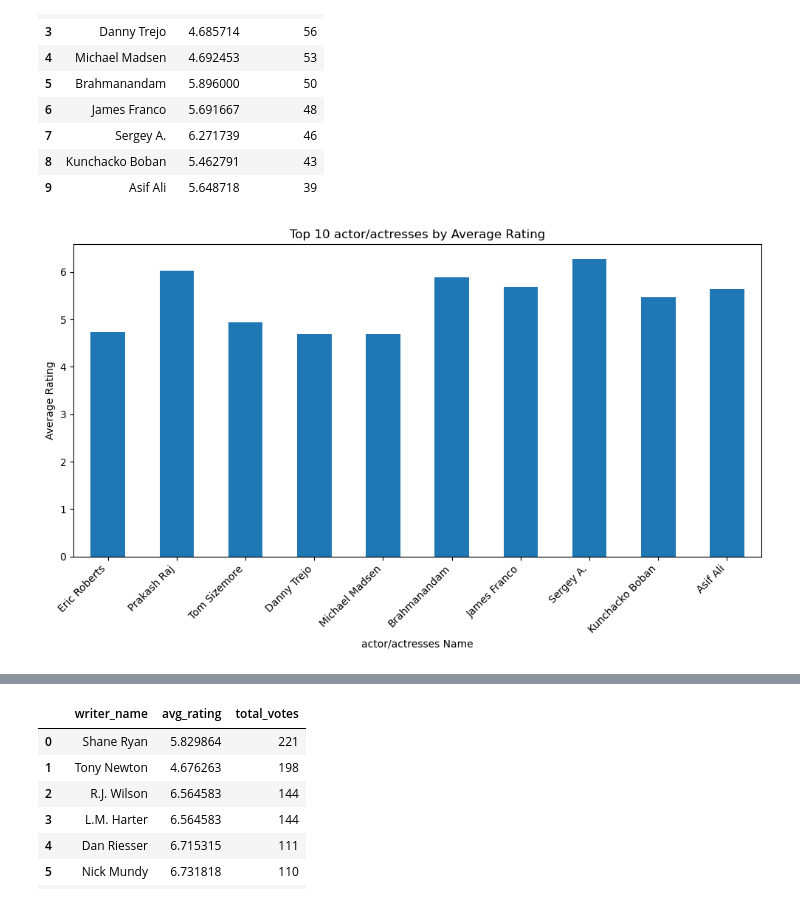
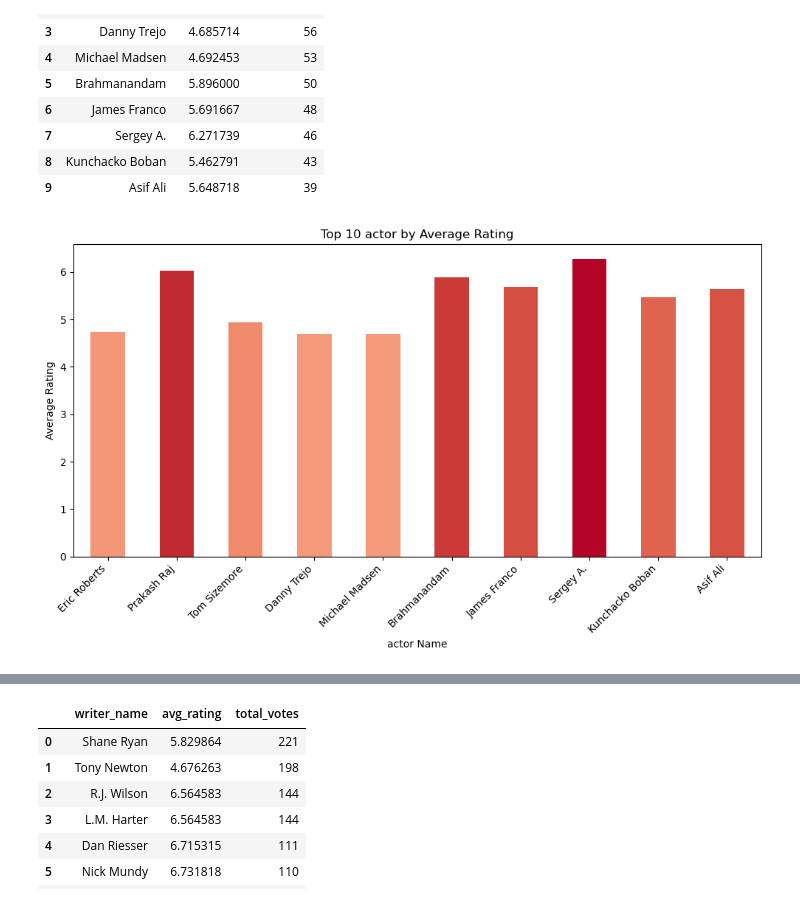
Before and after one commit to Alanmuchiri/Group7---Phase-2, a Jupyter notebook: film_performance.ipynb, the cells around one changed output, grey strips where cells are left out. Cells and saved outputs as stored; diff of their text form; code cells hidden in the pictures.

```diff
--- a/film_performance.ipynb
+++ b/film_performance.ipynb
@@ -901,7 +924,7 @@ JOIN
 JOIN
     movie_ratings r ON mb.movie_id = r.movie_id
 WHERE
-    pr.category IN ('actor', 'actress')
+    pr.category IN ('actor')
 GROUP BY
     p.person_id, p.primary_name
 ORDER BY
@@ -925,20 +948,21 @@ ac_df
 # %%
 
 # Create the bar plot
-ax = ac_df.plot(x='actor_name', y='avg_rating', kind='bar', figsize=(10, 6), legend=False)
+colours = plt.cm.coolwarm(ac_df['avg_rating']/ac_df['avg_rating'].max())
+ax = ac_df.plot(x='actor_name', y='avg_rating', kind='bar', figsize=(10, 6), legend=False,color=colours)
 
 # Add title and labels
-plt.title('Top 10 actor/actresses by Average Rating')
-plt.xlabel('actor/actresses Name')
+plt.title('Top 10 actor by Average Rating')
+plt.xlabel('actor Name')
 plt.ylabel('Average Rating')
 
 # Rotate x-axis labels for better readability
 plt.xticks(rotation=45, ha='right')
 
 # Ensure the layout is clean
 plt.tight_layout()
 
 # Display the plot
 plt.show()
 # %% [output]
-[figure, old version]
+[figure, new version]
```
Also changed, not shown: parts of 14 cells of this notebook.
